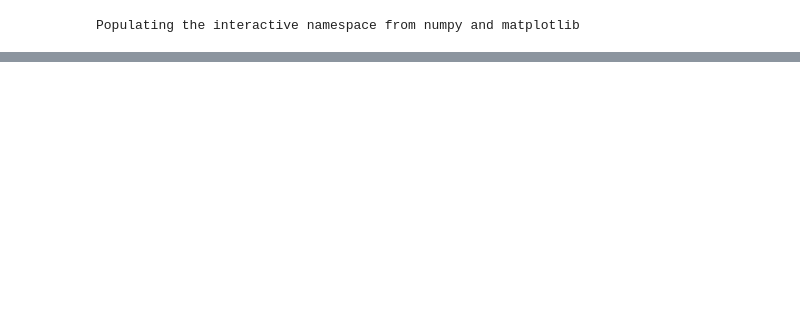
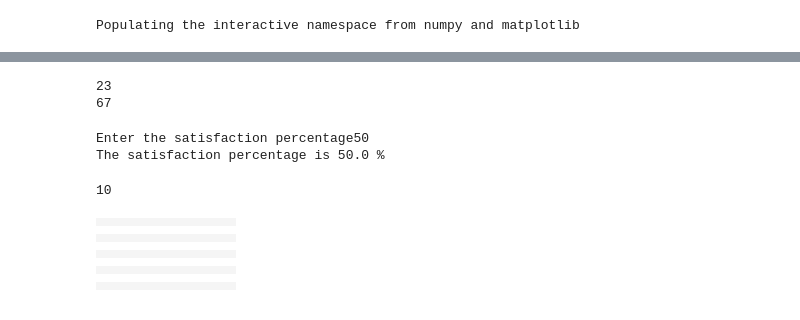
Before and after one commit to cmangkuo/PHYS202-S14, a Jupyter notebook: Schelling.ipynb, the cells around one changed output, grey strips where cells are left out. Cells and saved outputs as stored; diff of their text form; code cells hidden in the pictures; blank space fills up the shorter version.

```diff
--- a/Schelling.ipynb
+++ b/Schelling.ipynb
@@ -17,0 +31,16 @@ a = interact (board, size = (1,50))
+# %%
+def empty():
+    emptypercent = input('Enter the percentage of empty space')
+    if emptypercent<0 or emptypercent>100:
+        print "Please enter a valid percentage"
+        empty()
+    print "The percent of empty space is", emptypercent,"%"
+    numEmpty = float(boardsize)*emptypercent / 100
+    temp = numEmpty%1
+    numEmpty-=temp
+    if temp>=0.5:
+        numEmpty+=1
+    numEmpty = int(numEmpty)
+    print "Number of Empty Spaces:",numEmpty
+    return numEmpty, emptypercent
+numEmpty, emptypercent = empty()
@@ -17,0 +82,52 @@ a = interact (board, size = (1,50))
+# %%
+print numRed
+print numBlue
+# %% [output]
+23
+67
+# %%
+def satisfaction():
+    satisfaction = input('Enter the satisfaction percentage')
+    if satisfaction<0 or satisfaction>100:
+        print "Please enter a valid percentage"
+        satisfaction()
+    satisfaction = float(satisfaction)
+    print "The satisfaction percentage is", satisfaction, "%"
+    return satisfaction
+satisfaction = satisfaction()
+# %% [output]
+Enter the satisfaction percentage50
+The satisfaction percentage is 50.0 %
+# %%
+print numEmpty
+def fillEmpty(numE=numEmpty):
+    for block in grid:
+        if block.red == block.green == block.blue == 255:
+            numE-=1
+    for block in grid:
+        n = randrange(100)
+        if n<=emptypercent:
+            if numE == 0:
+                pass
+            elif numE > 0:
+                block.red=block.green=block.blue=255
+                numE-=1
+
+    if numE > 0:
+        fillEmpty()
+    grid.show()
+# %% [output]
+10
+# %%
+fillEmpty()
+# %% [output]
+|  |  |  |  |  |  |  |  |  |  |
+|  |  |  |  |  |  |  |  |  |  |
+|  |  |  |  |  |  |  |  |  |  |
+|  |  |  |  |  |  |  |  |  |  |
+|  |  |  |  |  |  |  |  |  |  |
+|  |  |  |  |  |  |  |  |  |  |
+|  |  |  |  |  |  |  |  |  |  |
+|  |  |  |  |  |  |  |  |  |  |
+|  |  |  |  |  |  |  |  |  |  |
+|  |  |  |  |  |  |  |  |  |  |
```
Also changed, not shown: parts of 8 cells of this notebook.
